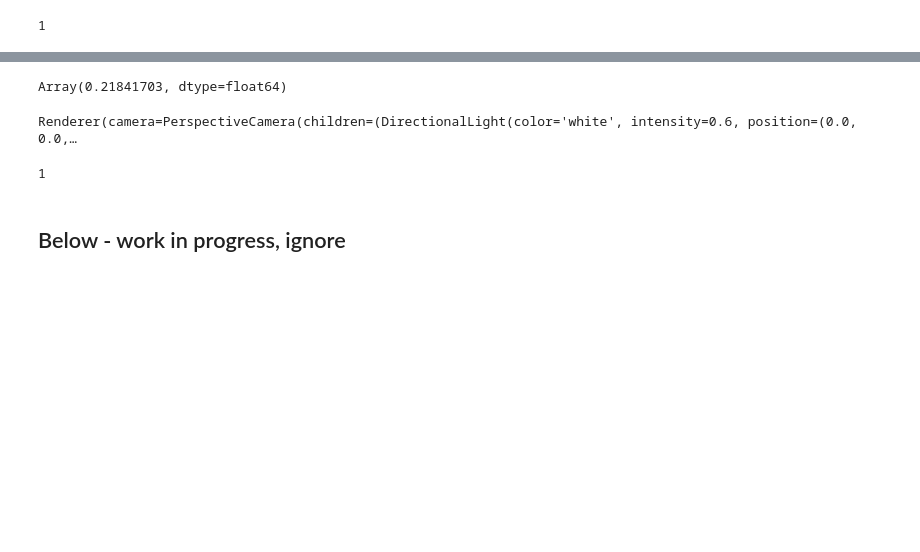
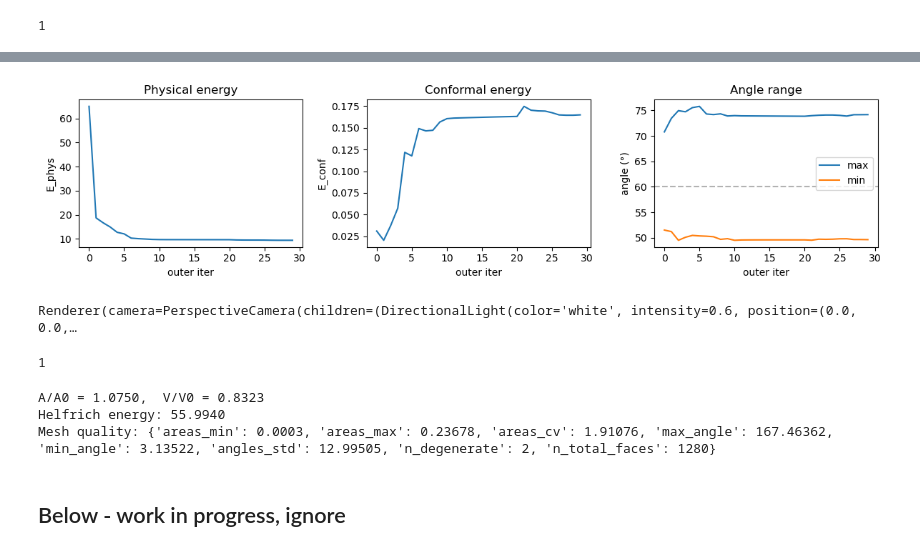
Before and after one commit to nikolas-claussen/triangulax, a Jupyter notebook: nbs/tutorials/05_membrane_mechanics.ipynb, the cells around one changed output, grey strips where cells are left out. Cells and saved outputs as stored; diff of their text form; code cells hidden in the pictures; blank space fills up the shorter version.

Commit message:
mesh regularization via LSCM energy

```diff
--- a/nbs/tutorials/05_membrane_mechanics.ipynb
+++ b/nbs/tutorials/05_membrane_mechanics.ipynb
@@ -474,7 +658,27 @@ def get_step(vertices):
 # %%
-n_iterations = 10000
+# --- Demo: deflated sphere with alternating minimization ---
 
-vertices_initial = trimesh.vertices * np.array([0.95, 1.1, 0.95]) # let's start from a stretched configuration
-vertices_iterated = jnp.copy(vertices_initial)
-for t in range(n_iterations):
-    vertices_iterated = vertices_iterated - step_size * get_step(vertices_iterated)
+A0 = geom.get_area(trimesh.vertices, hemesh)
+V0 = 0.75 * geom.get_volume(trimesh.vertices, hemesh)
+metric_ref = get_metric(trimesh.vertices, hemesh)
+
+kappa, H0 = 1.0, 0.0
+mu_A, mu_V = 300.0, 600.0
+args_helfrich = (hemesh, H0, kappa, mu_A, mu_V, A0, V0)
+args_conformal = (hemesh, metric_ref)
+
+# start from a slightly stretched configuration to break spherical symmetry
+vertices_initial = trimesh.vertices * np.array([0.95, 1.1, 0.95])
+
+solver_normal =  optimistix.NonlinearCG(rtol=1e-8, atol=1e-8) # NonlinearCG, BFGS OK. LBFGS bad.
+solver_tangential = optimistix.NonlinearCG(rtol=1e-8, atol=1e-8)
+
+#solver_normal =  optimistix.GradientDescent(rtol=1e-8, atol=1e-8, learning_rate=1e-3)
+#solver_tangential = optimistix.GradientDescent(rtol=1e-8, atol=1e-8, learning_rate=1e-3)
+
+v_opt, history = alternating_minimize(
+    get_helfrich_energy_with_penalty, args_helfrich,
+    get_conformal_energy, args_conformal,
+    vertices_initial, hemesh,
+    solver_normal=solver_normal, solver_tangential=solver_tangential,
+    n_outer=30, n_inner_normal=100, n_inner_tangential=100)
@@ -481,12 +722,39 @@ for t in range(n_iterations):
+# %%
+# convergence plot
+fig, axes = plt.subplots(1, 3, figsize=(12, 3))
+iters = [h["iter"] for h in history]
+axes[0].plot(iters, [h["E_phys"] for h in history])
+axes[0].set(xlabel="outer iter", ylabel="E_phys", title="Physical energy")
+axes[1].plot(iters, [h["E_conf"] for h in history])
+axes[1].set(xlabel="outer iter", ylabel="E_conf", title="Conformal energy")
+axes[2].plot(iters, [h["max_angle"] for h in history], label="max")
+axes[2].plot(iters, [h["min_angle"] for h in history], label="min")
+axes[2].axhline(60, ls="--", color="k", alpha=0.3)
+axes[2].set(xlabel="outer iter", ylabel="angle (°)", title="Angle range")
+axes[2].legend()
+fig.tight_layout()
+# %% [output]
+[figure, added]
 # %%
-jnp.linalg.norm(vertices_iterated - vertices_initial, axis=-1).mean()
+# visualize initial and optimized shape
+p = meshplot.plot(vertices_initial, hemesh.faces, shading={"wireframe": True}, return_plot=True)
+p.add_mesh(v_opt + np.array([3, 0, 0]), hemesh.faces, shading={"wireframe": True})
 # %% [output]
-Array(0.21841703, dtype=float64)
+Renderer(camera=PerspectiveCamera(children=(DirectionalLight(color='white', intensity=0.6, position=(0.0, 0.0,…
+1
 # %%
-p = meshplot.plot(vertices_initial, hemesh.faces,
-                  shading={"wireframe":True}, return_plot=True)
+# same thing with mass-matrix preconditioning
+v_opt_pc, history_pc = alternating_minimize(
+    get_helfrich_energy_with_penalty, args_helfrich,
+    get_conformal_energy, args_conformal,
+    vertices_initial, hemesh,
+    n_outer=30, n_inner_normal=200, n_inner_tangential=50,
+    precondition=True, verbose=False)
 
-p.add_mesh(vertices_iterated + np.array([3, 0, 0]), hemesh.faces, shading={"wireframe":True})
+print(f"A/A0 = {geom.get_area(v_opt_pc, hemesh)/A0:.4f},  V/V0 = {geom.get_volume(v_opt_pc, hemesh)/V0:.4f}")
+print(f"Helfrich energy: {get_helfrich_energy(v_opt_pc, (hemesh, H0, kappa)):.4f}")
+print(f"Mesh quality: {algo.get_mesh_quality_stats(v_opt_pc, hemesh)}")
 # %% [output]
-Renderer(camera=PerspectiveCamera(children=(DirectionalLight(color='white', intensity=0.6, position=(0.0, 0.0,…
+A/A0 = 1.0750,  V/V0 = 0.8323
+Helfrich energy: 55.9940
+Mesh quality: {'areas_min': 0.0003, 'areas_max': 0.23678, 'areas_cv': 1.91076, 'max_angle': 167.46362, 'min_angle': 3.13522, 'angles_std': 12.99505, 'n_degenerate': 2, 'n_total_faces': 1280}
-1
```
Also changed, not shown: parts of 22 cells of this notebook, 14 other files.
